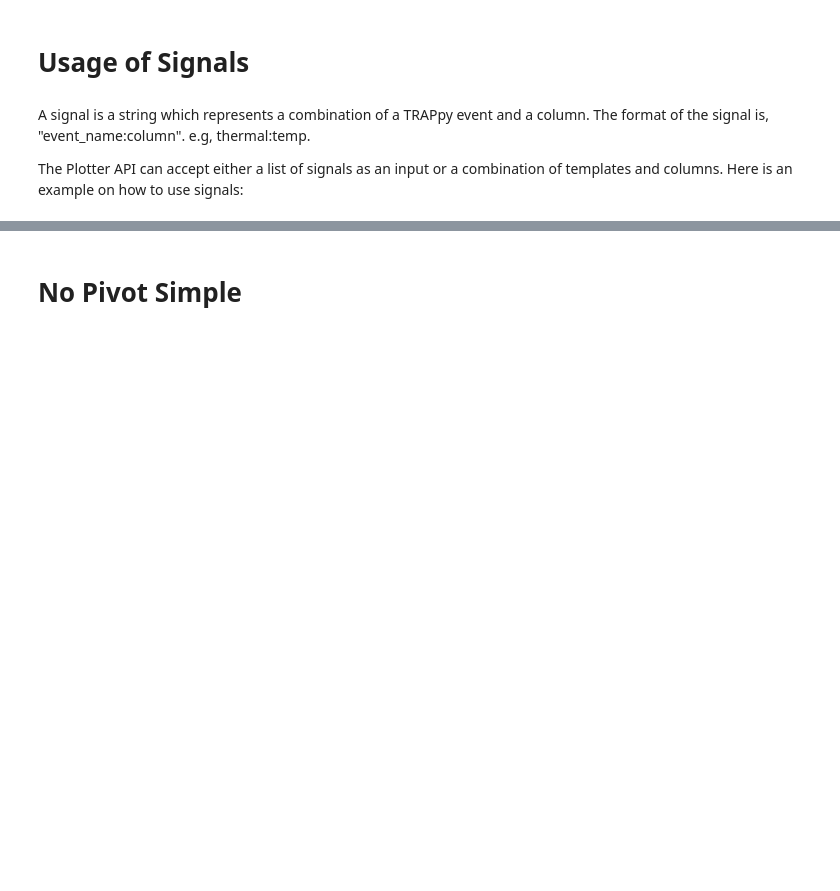
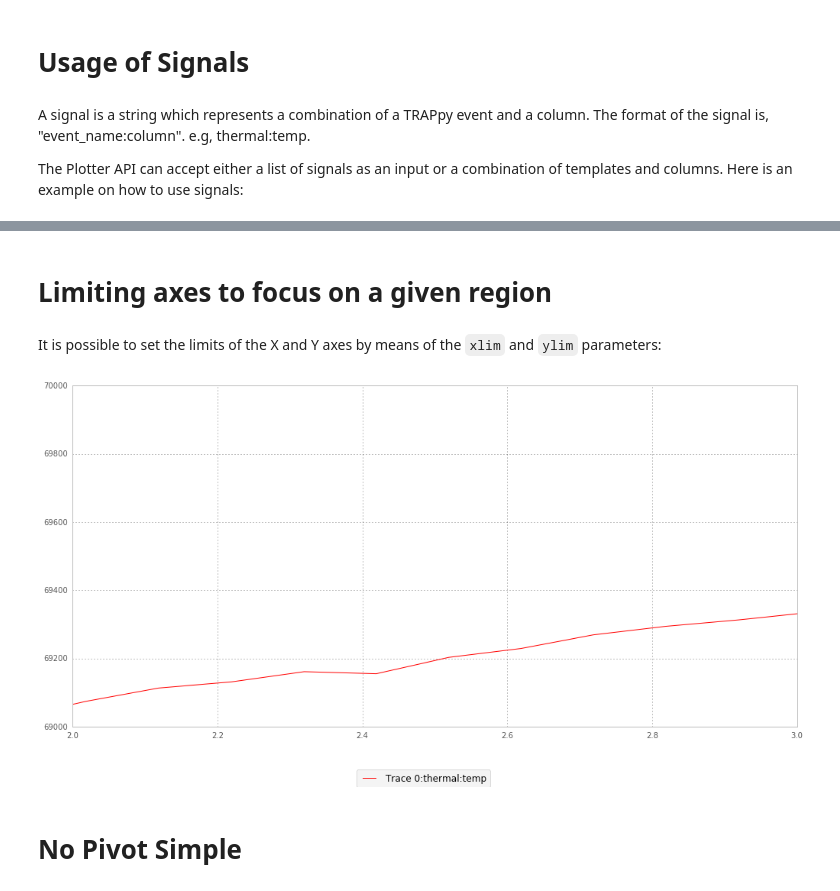
Before and after one commit to ARM-software/lisa, a Jupyter notebook: doc/Plotter.ipynb, the cells around one changed output, grey strips where cells are left out. Saved outputs shown, nothing was run; the diff lists cells and outputs as text; code cells hidden in the pictures; blank space fills up the shorter version.

```diff
--- a/doc/Plotter.ipynb
+++ b/doc/Plotter.ipynb
@@ -35,6 +35,15 @@ l = trappy.LinePlot(trace1, signals=["thermal:temp"])
 l.view()
 # %% [output]
 [figure]
+# %% [markdown]
+# Limiting axes to focus on a given region
+# %% [markdown]
+It is possible to set the limits of the X and Y axes by means of the `xlim` and `ylim` parameters:
+# %%
+l = trappy.LinePlot(trace1, signals=["thermal:temp"], xlim=(2, 3), ylim=(69000, 70000))
+l.view()
+# %% [output]
+[figure, added]
 # %% [markdown]
 # No Pivot Simple
 # %%
```
Also changed, not shown: parts of 6 cells of this notebook, 1 other file.
